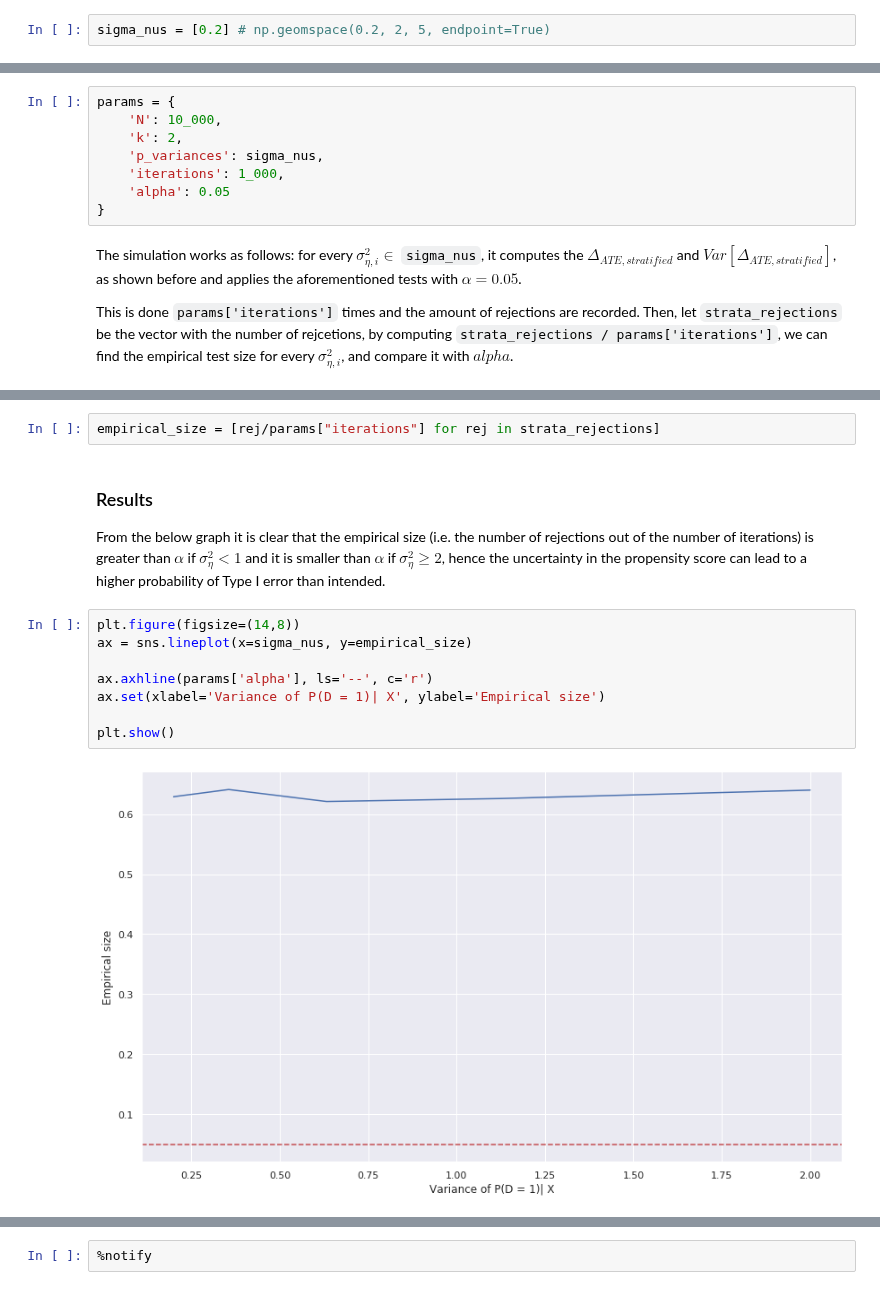
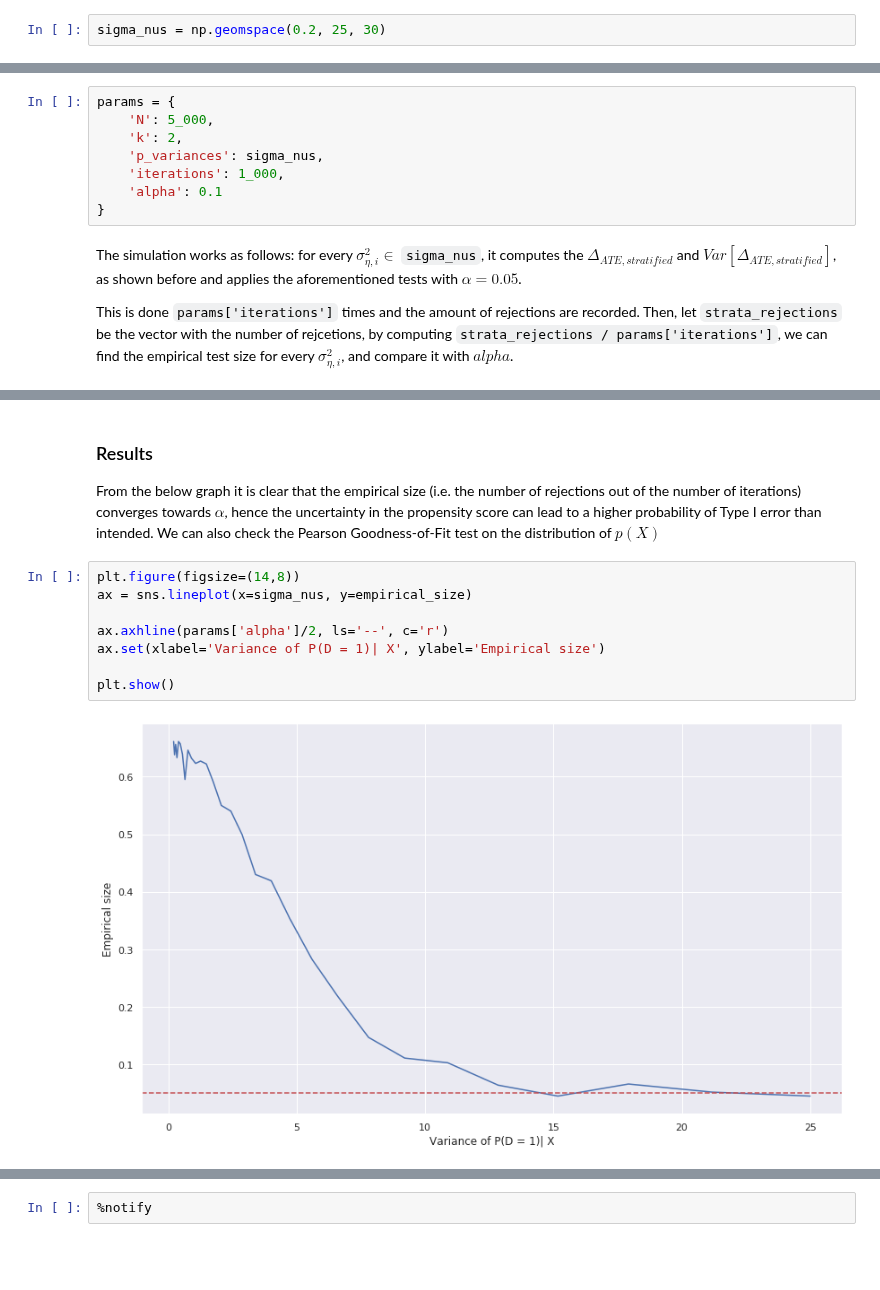
Before and after one commit to NoFishLikeIan/tinbergen, a Jupyter notebook: homework/adv_econ_notebooks/Propensity score uncertainty.ipynb, the cells around one changed output, grey strips where cells are left out. Cells and saved outputs as stored; diff of their text form; blank space fills up the shorter version.

```diff
--- a/homework/adv_econ_notebooks/Propensity score uncertainty.ipynb
+++ b/homework/adv_econ_notebooks/Propensity score uncertainty.ipynb
@@ -215,7 +222,7 @@ In particular increasing $\sigma^2_{\eta}$, increases the noise in $p(X_i)$ henc
 
 We are going to simulate with $\sigma^2_{\eta, i} \in S$, where $S$ is a geometrically spaced sequence of order 15, between 1 and 10.
 # %%
-sigma_nus = [0.2] # np.geomspace(0.2, 2, 5, endpoint=True)
+sigma_nus = np.geomspace(0.2, 25, 30)
 # %% [markdown]
 The single `estimate` function simply combines the whole procedure we have seen above.
 # %%
@@ -250,11 +261,11 @@ def test_against_zero(mean, std, t):
 The initialization parameters are
 # %%
 params = {
-    'N': 10_000,
+    'N': 5_000,
     'k': 2,
     'p_variances': sigma_nus,
     'iterations': 1_000,
-    'alpha': 0.05
+    'alpha': 0.1
 }
 # %% [markdown]
 The simulation works as follows: for every $\sigma^2_{\eta, i} \in$ `sigma_nus`, it computes the $\Delta_{ATE, stratified}$ and $Var[\Delta_{ATE, stratified}]$, as shown before and applies the aforementioned tests with $\alpha = 0.05$.
@@ -313,16 +316,14 @@ BdbQuit:
-# %%
-empirical_size = [rej/params["iterations"] for rej in strata_rejections]
 # %% [markdown]
 ### Results
 
-From the below graph it is clear that the empirical size (i.e. the number of rejections out of the number of iterations) is greater than $\alpha$ if $\sigma^2_{\eta} < 1$ and it is smaller than $\alpha$ if  $\sigma^2_{\eta} \geq 2$, hence the uncertainty in the propensity score can lead to a higher probability of Type I error than intended.
+From the below graph it is clear that the empirical size (i.e. the number of rejections out of the number of iterations) converges towards $\alpha$, hence the uncertainty in the propensity score can lead to a higher probability of Type I error than intended. We can also check the Pearson Goodness-of-Fit test on the distribution of $p(X)$
 # %%
 plt.figure(figsize=(14,8))
 ax = sns.lineplot(x=sigma_nus, y=empirical_size)
 
-ax.axhline(params['alpha'], ls='--', c='r')
+ax.axhline(params['alpha']/2, ls='--', c='r')
 ax.set(xlabel='Variance of P(D = 1)| X', ylabel='Empirical size')
 
 plt.show()
 # %% [output]
-[figure, old version]
+[figure, new version]
```
Also changed, not shown: parts of 13 cells of this notebook.
